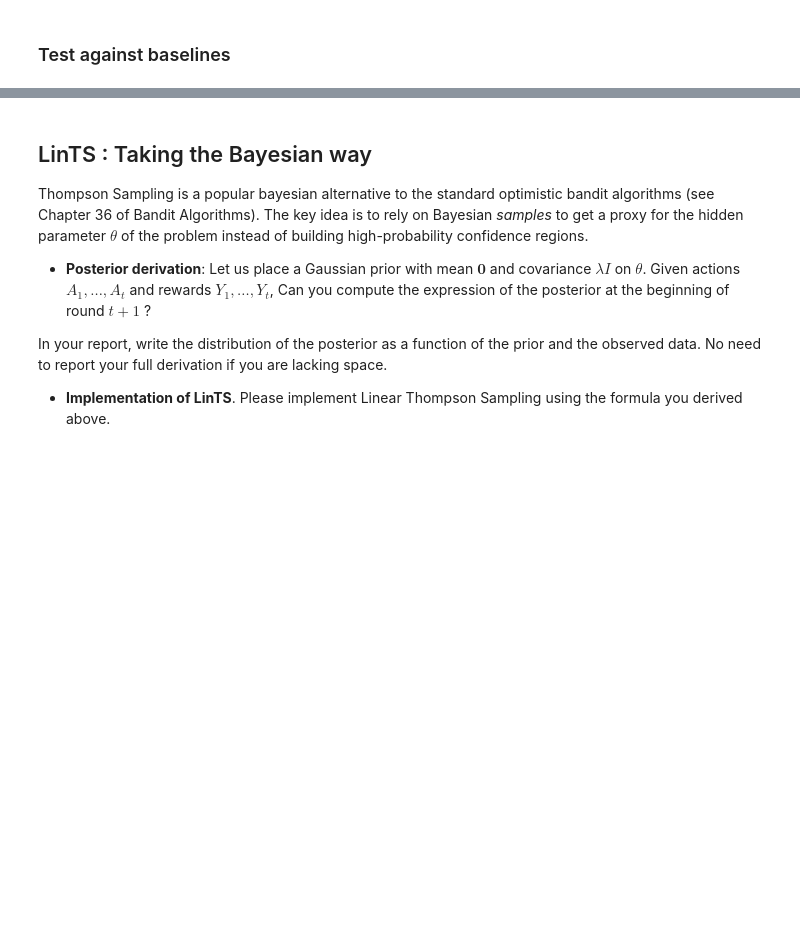
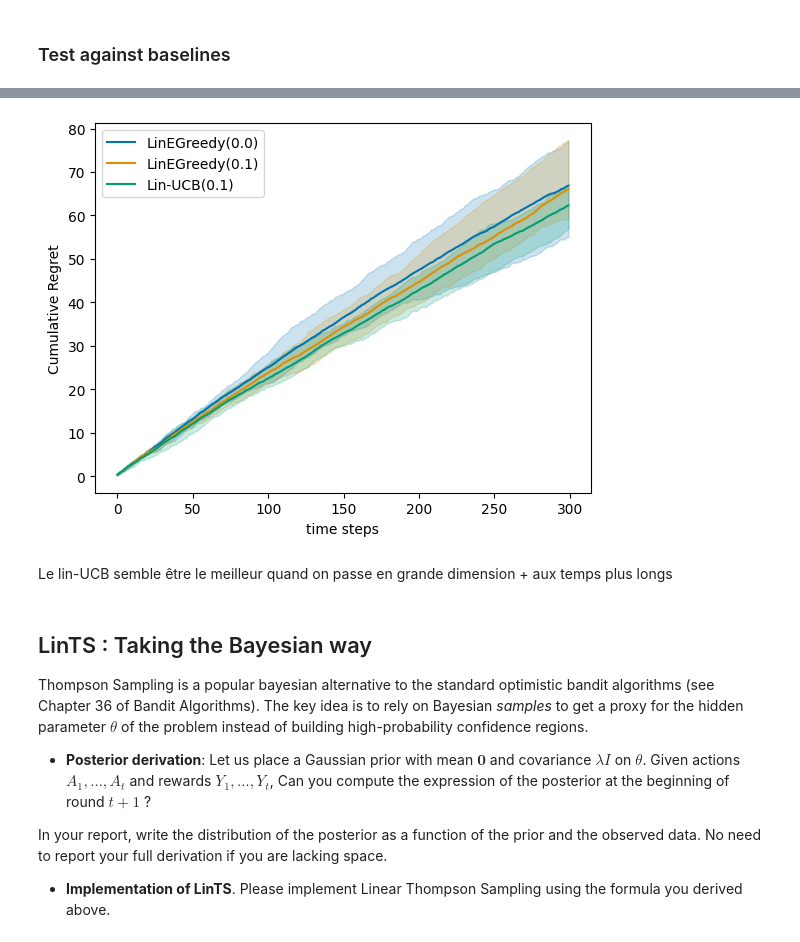
Before and after one commit to gregoirebechade/hw_rl, a Jupyter notebook: StochasticLinearBandits2024_companion_TBC.ipynb, the cells around one changed output, grey strips where cells are left out. Saved outputs shown, nothing was run; the diff lists cells and outputs as text; code cells hidden in the pictures; blank space fills up the shorter version.

```diff
--- a/StochasticLinearBandits2024_companion_TBC.ipynb
+++ b/StochasticLinearBandits2024_companion_TBC.ipynb
@@ -466,0 +465,3 @@ P.79 du cours, on a
+# %%
+def beta(t, delta, d, lambda_ , sigma):
+    return sigma * np.sqrt(2*np.log(1/delta) + d*np.log(1 + t * 1/(d*lambda_))) + np.sqrt(lambda_)*1
@@ -467,5 +518,16 @@ P.79 du cours, on a
 # %% [markdown]
 ### Test against baselines
+# %%
+d = 50  # dimension
+K = 20 # number of arms
+theta = ActionsGenerator(1,d).reshape(d) # another way of getting a 'random vector' (depends on your implementation)
+theta /= np.linalg.norm(theta)
+T = 300  # Finite Horizon
+N = 10  # Monte Carlo simulations
+delta = 0.1 # could be set directly in the algorithms
+sigma = 1.
+#choice of percentile display
+q = 10
 # %%
 # policies
 
@@ -478,6 +538,11 @@ NameError: name 'LinUCB' is not defined
 # %%
+iid_env= LinearBandit(theta, K, var=sigma**2)
 linucb_vs_greedy = experiment(iid_env, [greedy, e_greedy, linucb], Nmc=N, T=T,pseudo_regret=True)
 plot_regret(linucb_vs_greedy)
+# %% [output]
+[figure, added]
+# %% [markdown]
+Le lin-UCB semble être le meilleur quand on passe en grande dimension + aux temps plus longs
 # %% [markdown]
 ## LinTS : Taking the Bayesian way
 
```
Also changed, not shown: parts of 5 cells of this notebook.
